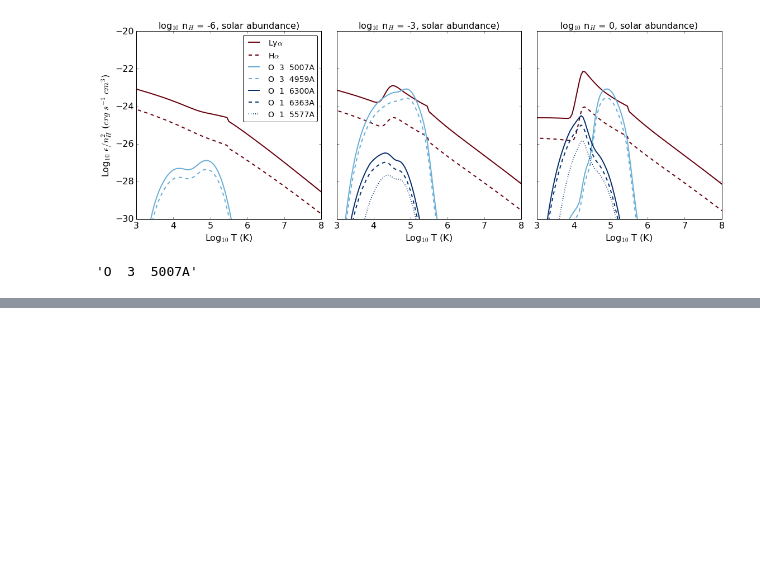
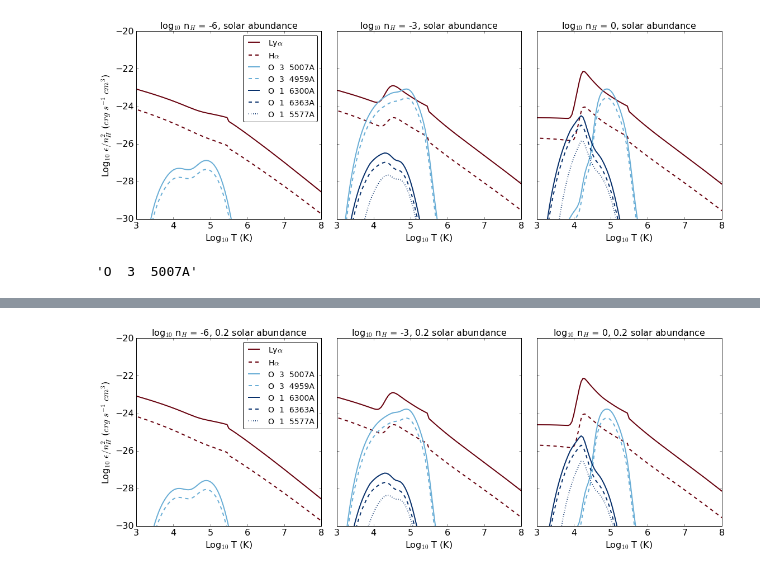
Before and after one commit to lokhorst/HalphaScripts, a Jupyter notebook: emissivitytable_plots.ipynb, the cells around one changed output, grey strips where cells are left out. Drawn from its saved outputs; the diff is of its cells as text; code cells hidden in the pictures; blank space fills up the shorter version.

Commit message:
tweaked plotting, added script dedicated to three ion maps, added 20% solar version of emissivity plot

```diff
--- a/emissivitytable_plots.ipynb
+++ b/emissivitytable_plots.ipynb
@@ -187,9 +189,9 @@ for index,colour,linestyle in zip(indices,colours,linestyles):
     ax3.plot(O_logTK,emtable[:,10],label=O_wavelen[index],color=colour,linestyle=linestyle,linewidth=2)
 
 ax3.legend(fancybox=True,loc=1,fontsize=14)
-ax1.set_title(r'log$_{10}$ n$_H$ = 0, solar abundance)')
-ax2.set_title(r'log$_{10}$ n$_H$ = -3, solar abundance)')
-ax3.set_title(r'log$_{10}$ n$_H$ = -6, solar abundance)')
+ax1.set_title(r'log$_{10}$ n$_H$ = 0, solar abundance')
+ax2.set_title(r'log$_{10}$ n$_H$ = -3, solar abundance')
+ax3.set_title(r'log$_{10}$ n$_H$ = -6, solar abundance')
 
 for ax in [ax1,ax2,ax3]:
     ax.set_xlim(3,8)
@@ -214,0 +219,77 @@ O_wavelen[22]
+# %%
+fig,(ax3,ax2,ax1) = plt.subplots(1,3,figsize=(16,6))
+
+#font = {'family' : 'normal',
+#        'weight' : 'normal',
+#        'size'   : 13}
+#
+#mpl.rc('font', **font)
+
+frac_of_solar = 0.2
+
+# log10 (E/nH^2) = log10(E) - log10(nH^2)
+# log10 (0.2 * E/nH^2) = log10(0.2) + log10(E) - log10(nH^2)
+
+SMALL_SIZE = 16
+MEDIUM_SIZE = 16
+BIGGER_SIZE = 18
+
+plt.rc('font', size=SMALL_SIZE)          # controls default text sizes
+plt.rc('axes', titlesize=SMALL_SIZE)     # fontsize of the axes title
+plt.rc('axes', labelsize=MEDIUM_SIZE)    # fontsize of the x and y labels
+plt.rc('xtick', labelsize=SMALL_SIZE)    # fontsize of the tick labels
+plt.rc('ytick', labelsize=SMALL_SIZE)    # fontsize of the tick labels
+plt.rc('legend', fontsize=SMALL_SIZE)    # legend fontsize
+plt.rc('figure', titlesize=BIGGER_SIZE)  # fontsize of the figure title
+
+reds = plt.get_cmap("Reds")
+blues = plt.get_cmap("Blues")
+
+### log10 n_H = 0
+ax1.plot(H_logTK,Lyalpha_nH_0,label=r'Ly$\alpha$',color=reds(1.0),linewidth=2)
+ax1.plot(H_logTK,Halpha_nH_0,label=r'H$\alpha$',color=reds(1.0),linestyle='--',linewidth=2)
+### Solar abundances here -- need to take that into account...  ##
+#indices = [0,21,22,2,1]; linestyles = [':','--','-','--','-']; colours = [blues(1.0),blues(1.0),blues(1.0),blues(0.5),blues(0.5)]
+indices = [22,21,1,2,0]; linestyles = ['-','--','-','--',':']; colours = [blues(0.5),blues(0.5),blues(1.0),blues(1.0),blues(1.0)]
+for index,colour,linestyle in zip(indices,colours,linestyles):
+    emtable = O_lines[:,:,index]
+    ax1.plot(O_logTK,emtable[:,40]+np.log10(frac_of_solar),label=O_wavelen[index],color=colour,linestyle=linestyle,linewidth=2)
+
+### log10 n_H = -3
+ax2.plot(H_logTK,Lyalpha_nH_3,label=r'Ly$\alpha$',color=reds(1.0),linewidth=2)
+ax2.plot(H_logTK,Halpha_nH_3,label=r'H$\alpha$',color=reds(1.0),linestyle='--',linewidth=2)
+### Solar abundances here -- need to take that into account...  ##
+for index,colour,linestyle in zip(indices,colours,linestyles):
+    emtable = O_lines[:,:,index]
+    ax2.plot(O_logTK,emtable[:,25]+np.log10(frac_of_solar),label=O_wavelen[index],color=colour,linestyle=linestyle,linewidth=2)
+
+### log10 n_H = -6
+ax3.plot(H_logTK,Lyalpha_nH_6,label=r'Ly$\alpha$',color=reds(1.0),linewidth=2)
+ax3.plot(H_logTK,Halpha_nH_6,label=r'H$\alpha$',color=reds(1.0),linestyle='--',linewidth=2)
+### Solar abundances here -- need to take that into account...  ##
+for index,colour,linestyle in zip(indices,colours,linestyles):
+    emtable = O_lines[:,:,index]
+    ax3.plot(O_logTK,emtable[:,10]+np.log10(frac_of_solar),label=O_wavelen[index],color=colour,linestyle=linestyle,linewidth=2)
+
+ax3.legend(fancybox=True,loc=1,fontsize=14)
+ax1.set_title(r'log$_{10}$ n$_H$ = 0, %s solar abundance'%frac_of_solar)
+ax2.set_title(r'log$_{10}$ n$_H$ = -3, %s solar abundance'%frac_of_solar)
+ax3.set_title(r'log$_{10}$ n$_H$ = -6, %s solar abundance'%frac_of_solar)
+
+for ax in [ax1,ax2,ax3]:
+    ax.set_xlim(3,8)
+    ax.set_ylim(-30,-20)
+    ax.set_xlabel(r'Log$_{10}$ T (K)')
+    ax.set_ylabel(r'Log$_{10}$ $\epsilon / n_H^2$ ($erg$ $s^{-1}$ $cm^3$)')
+
+ax2.set_yticklabels([])
+ax2.set_ylabel('')
+ax1.set_yticklabels([])
+ax1.set_ylabel('')
+
+fig.subplots_adjust( wspace=0.)
+
+plt.tight_layout()
+plt.savefig('emissivitytable_threeplots_%ssolar.png'%frac_of_solar)
+# %% [output]
+[figure, added]
```
Also changed, not shown: parts of 2 cells of this notebook, 3 other files.
